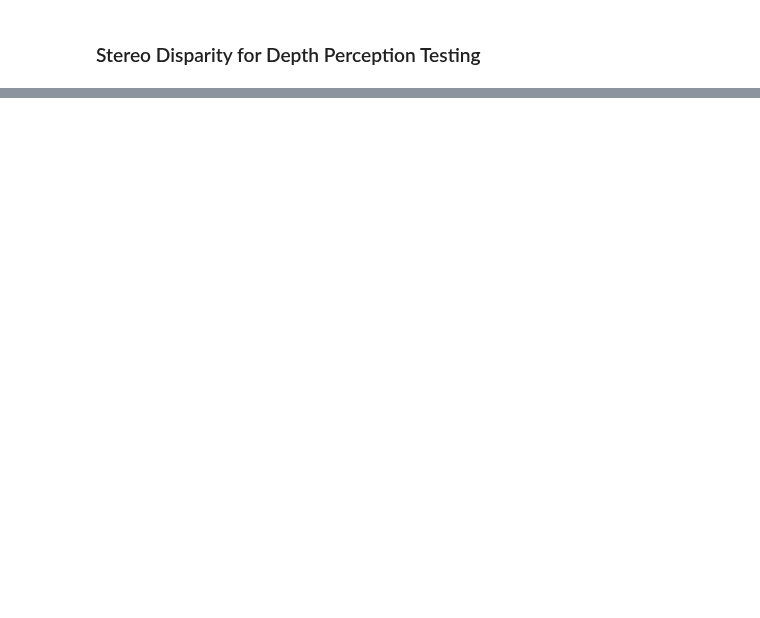
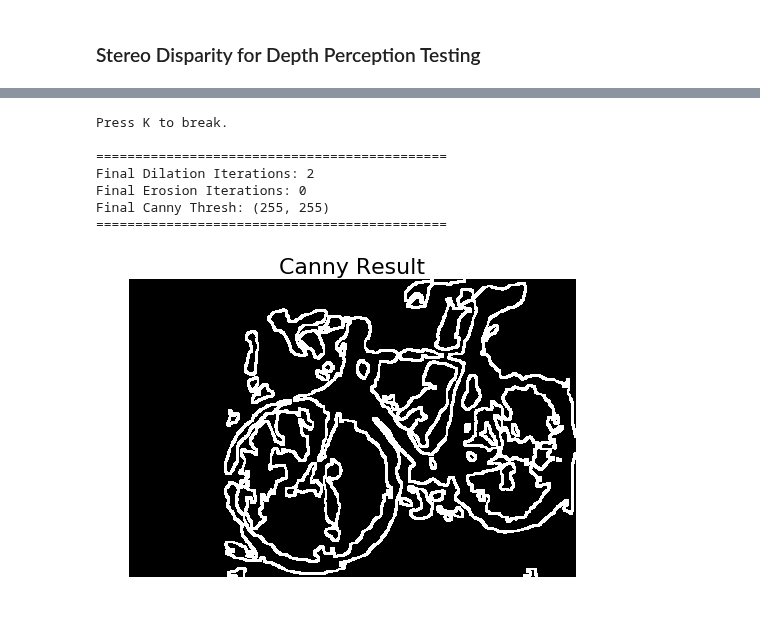
Before and after one commit to Mafeuz/OpenCV, a Jupyter notebook: Stereo/Stereo Disparity Testing.ipynb, the cells around one changed output, grey strips where cells are left out. Saved outputs shown, nothing was run; the diff lists cells and outputs as text; code cells hidden in the pictures; blank space fills up the shorter version.

```diff
--- a/Stereo/Stereo Disparity Testing.ipynb
+++ b/Stereo/Stereo Disparity Testing.ipynb
@@ -107,0 +112,13 @@ OpCV_Utils.show_single_img_plt(black_board, 'Result', fig_size = (10,10))
+# %%
+ostu_inv = cv2.bitwise_not(img_otsu)
+img_canny = OpCV_Utils.canny_trackbars(ostu_inv.copy(), img_resize=(480,320), krnl_size = (2,2), stack_scale=0.5)
+OpCV_Utils.show_single_img_plt(cv2.cvtColor(img_canny, cv2.COLOR_GRAY2RGB), 'Canny Result', fig_size=(8,8))
+# %% [output]
+Press K to break.
+
+=============================================
+Final Dilation Iterations: 2
+Final Erosion Iterations: 0
+Final Canny Thresh: (255, 255)
+=============================================
+[figure, added]
```
Also changed, not shown: parts of 6 cells of this notebook, 7 other files.
